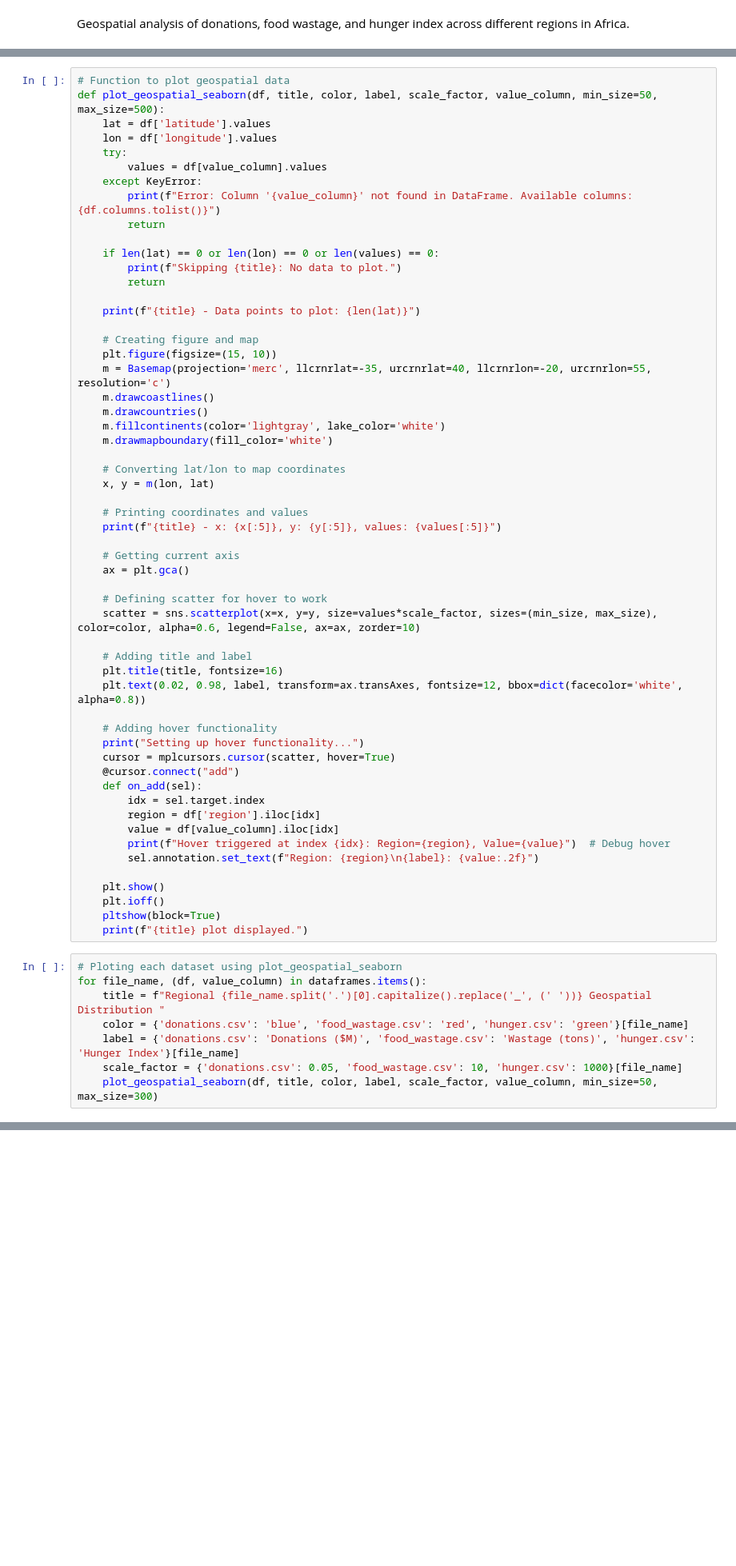
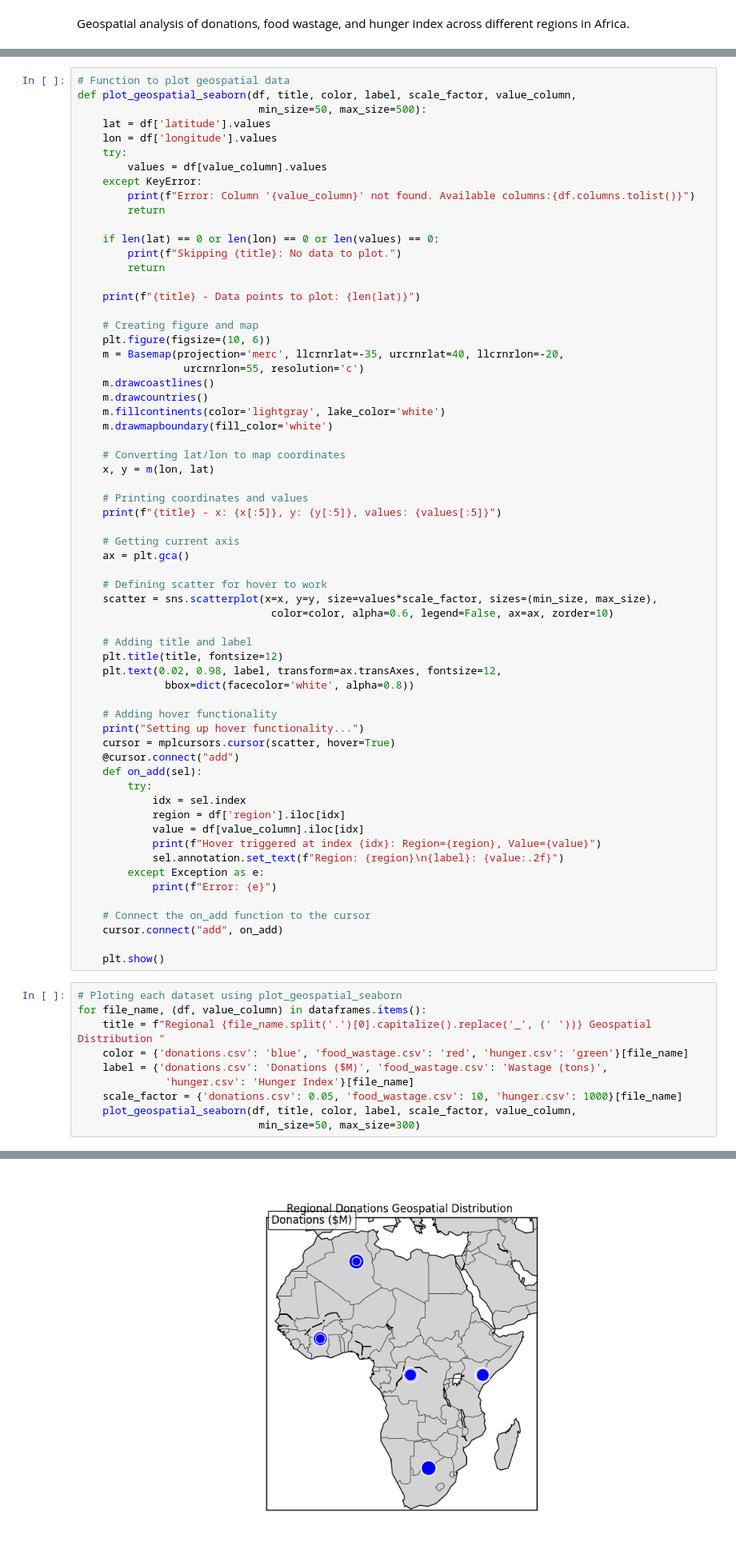
Before and after one commit to Erask/codingTasks, a Jupyter notebook: geospatial_donations_plot.ipynb, the cells around one changed output, grey strips where cells are left out. Shown at 80% size. Cells and saved outputs as stored; diff of their text form; blank space fills up the shorter version.

```diff
--- a/geospatial_donations_plot.ipynb
+++ b/geospatial_donations_plot.ipynb
@@ -67,13 +131,14 @@ data_files = [
 dataframes = {f"{name.lower()}.csv": (merged_df, value_column) for name, value_column in data_files}
 # %%
 # Function to plot geospatial data
-def plot_geospatial_seaborn(df, title, color, label, scale_factor, value_column, min_size=50, max_size=500):
+def plot_geospatial_seaborn(df, title, color, label, scale_factor, value_column,
+                             min_size=50, max_size=500):
     lat = df['latitude'].values
     lon = df['longitude'].values
     try:
         values = df[value_column].values
     except KeyError:
-        print(f"Error: Column '{value_column}' not found in DataFrame. Available columns: {df.columns.tolist()}")
+        print(f"Error: Column '{value_column}' not found. Available columns:{df.columns.tolist()}")
         return
 
     if len(lat) == 0 or len(lon) == 0 or len(values) == 0:
@@ -83,8 +148,9 @@ def plot_geospatial_seaborn(df, title, color, label, scale_factor, value_column,
     print(f"{title} - Data points to plot: {len(lat)}")
 
     # Creating figure and map
-    plt.figure(figsize=(15, 10))
-    m = Basemap(projection='merc', llcrnrlat=-35, urcrnrlat=40, llcrnrlon=-20, urcrnrlon=55, resolution='c')
+    plt.figure(figsize=(10, 6))
+    m = Basemap(projection='merc', llcrnrlat=-35, urcrnrlat=40, llcrnrlon=-20,
+                 urcrnrlon=55, resolution='c')
     m.drawcoastlines()
     m.drawcountries()
     m.fillcontinents(color='lightgray', lake_color='white')
@@ -100,32 +166,40 @@ def plot_geospatial_seaborn(df, title, color, label, scale_factor, value_column,
     ax = plt.gca()
 
     # Defining scatter for hover to work
-    scatter = sns.scatterplot(x=x, y=y, size=values*scale_factor, sizes=(min_size, max_size), color=color, alpha=0.6, legend=False, ax=ax, zorder=10)
+    scatter = sns.scatterplot(x=x, y=y, size=values*scale_factor, sizes=(min_size, max_size),
+                               color=color, alpha=0.6, legend=False, ax=ax, zorder=10)
 
     # Adding title and label
-    plt.title(title, fontsize=16)
-    plt.text(0.02, 0.98, label, transform=ax.transAxes, fontsize=12, bbox=dict(facecolor='white', alpha=0.8))
+    plt.title(title, fontsize=12)
+    plt.text(0.02, 0.98, label, transform=ax.transAxes, fontsize=12,
+              bbox=dict(facecolor='white', alpha=0.8))
 
     # Adding hover functionality
     print("Setting up hover functionality...")
     cursor = mplcursors.cursor(scatter, hover=True)
     @cursor.connect("add")
     def on_add(sel):
-        idx = sel.target.index
-        region = df['region'].iloc[idx]
-        value = df[value_column].iloc[idx]
-        print(f"Hover triggered at index {idx}: Region={region}, Value={value}")  # Debug hover
-        sel.annotation.set_text(f"Region: {region}\n{label}: {value:.2f}")
+        try:
+            idx = sel.index
+            region = df['region'].iloc[idx]
+            value = df[value_column].iloc[idx]
+            print(f"Hover triggered at index {idx}: Region={region}, Value={value}")
+            sel.annotation.set_text(f"Region: {region}\n{label}: {value:.2f}")
+        except Exception as e:
+            print(f"Error: {e}")
+
+    # Connect the on_add function to the cursor
+    cursor.connect("add", on_add)
 
     plt.show()
-    plt.ioff()
-    pltshow(block=True)
-    print(f"{title} plot displayed.")
 # %%
 # Ploting each dataset using plot_geospatial_seaborn
 for file_name, (df, value_column) in dataframes.items():
     title = f"Regional {file_name.split('.')[0].capitalize().replace('_', (' '))} Geospatial Distribution "
     color = {'donations.csv': 'blue', 'food_wastage.csv': 'red', 'hunger.csv': 'green'}[file_name]
-    label = {'donations.csv': 'Donations ($M)', 'food_wastage.csv': 'Wastage (tons)', 'hunger.csv': 'Hunger Index'}[file_name]
+    label = {'donations.csv': 'Donations ($M)', 'food_wastage.csv': 'Wastage (tons)',
+              'hunger.csv': 'Hunger Index'}[file_name]
     scale_factor = {'donations.csv': 0.05, 'food_wastage.csv': 10, 'hunger.csv': 1000}[file_name]
-    plot_geospatial_seaborn(df, title, color, label, scale_factor, value_column, min_size=50, max_size=300)
+    plot_geospatial_seaborn(df, title, color, label, scale_factor, value_column,
+                             min_size=50, max_size=300)
+# %% [output]
@@ -131,0 +211 @@ for file_name, (df, value_column) in dataframes.items():
+[figure, added]
```
Also changed, not shown: parts of 8 cells of this notebook.
